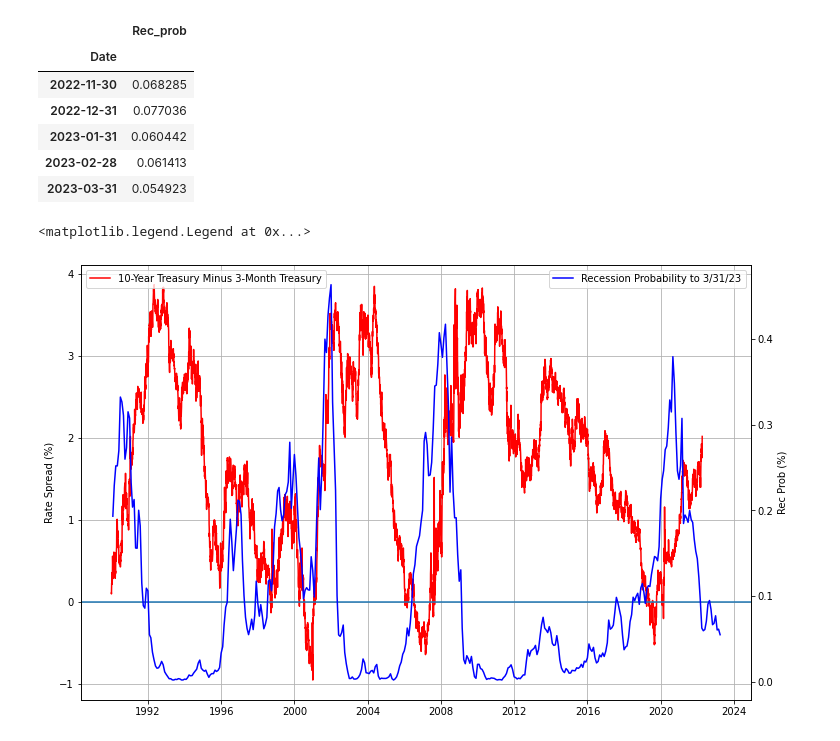
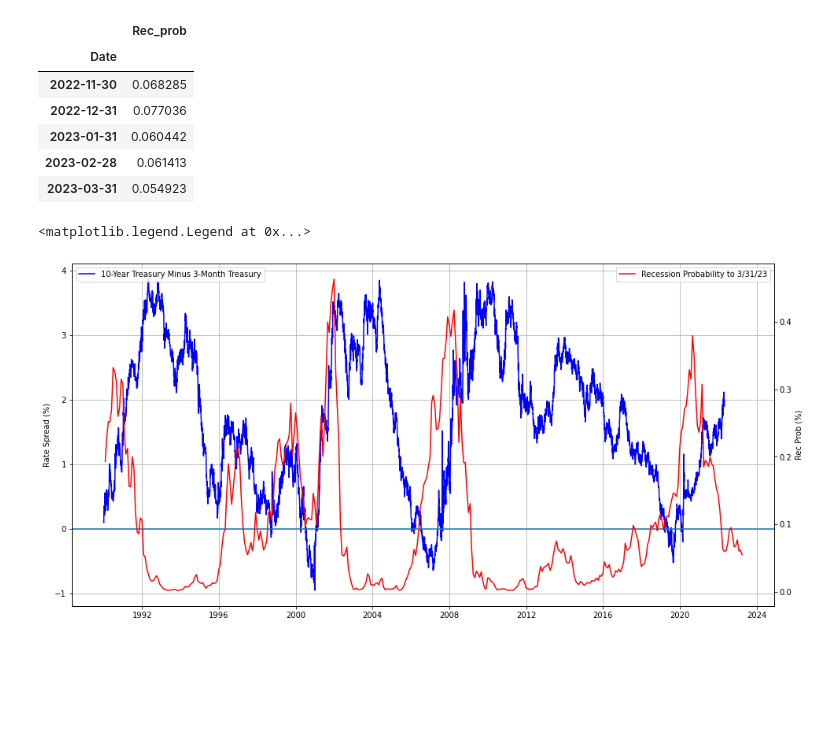
Before and after one commit to dbogatic/economic-indicators, a Jupyter notebook: recession_probability.ipynb, the cells around one changed output. Cells and saved outputs as stored; diff of their text form; code cells hidden in the pictures; blank space fills up the shorter version.

```diff
--- a/recession_probability.ipynb
+++ b/recession_probability.ipynb
@@ -134,7 +134,7 @@ ax2.legend(loc='upper right')
 # %% [markdown]
 #### You may download calculated [recession probabilities](https://www.newyorkfed.org/research/capital_markets/ycfaq#/) in excel format from the Federal Reserve Bank of New York
 # %%
-treasury_spread_recession_prob = pd.read_excel('/Users/draganbogatic/Documents/Fin_Tech/economic-indicators/resources/allmonth.xls', usecols=['Rec_prob', 'Date'])
+treasury_spread_recession_prob = pd.read_excel('resources/allmonth.xls', usecols=['Rec_prob', 'Date'])
 treasury_spread_recession_prob =  treasury_spread_recession_prob.set_index('Date')
 treasury_spread_recession_prob.tail()
 # %% [output]
@@ -147,19 +147,19 @@ treasury_spread_recession_prob.tail()
 | 2023-03-31 | 0.054923 |
 # %%
 # Plot Ten Year-3 Month Treasury spread vs Recession Probability till 03/31/23
-fig, ax = plt.subplots(figsize=(12,8))
-plt.plot(ten_three_treasury_spread, label ='10-Year Treasury Minus 3-Month Treasury', color='r')
+fig, ax = plt.subplots(figsize=(16,8))
+plt.plot(ten_three_treasury_spread, label ='10-Year Treasury Minus 3-Month Treasury', color='b')
 ax.set_ylabel('Rate Spread (%)')
 plt.grid()
 ax.legend(loc='upper left')
 ax.axhline(y=0)
 
 ax2 = ax.twinx()
-plt.plot(treasury_spread_recession_prob['1990':], label ='Recession Probability to 3/31/23', color='b')
+plt.plot(treasury_spread_recession_prob['1990':], label ='Recession Probability to 3/31/23', color='r')
 ax2.set_ylabel('Rec Prob (%)')
 ax2.legend(loc='upper right')
 # %% [output]
 <matplotlib.legend.Legend at 0x...>
-[figure, old version]
+[figure, new version]
 # %%
 # Plot Recession Probability vs S&P 500
```
Also changed, not shown: parts of 5 cells of this notebook, 16 other files.
